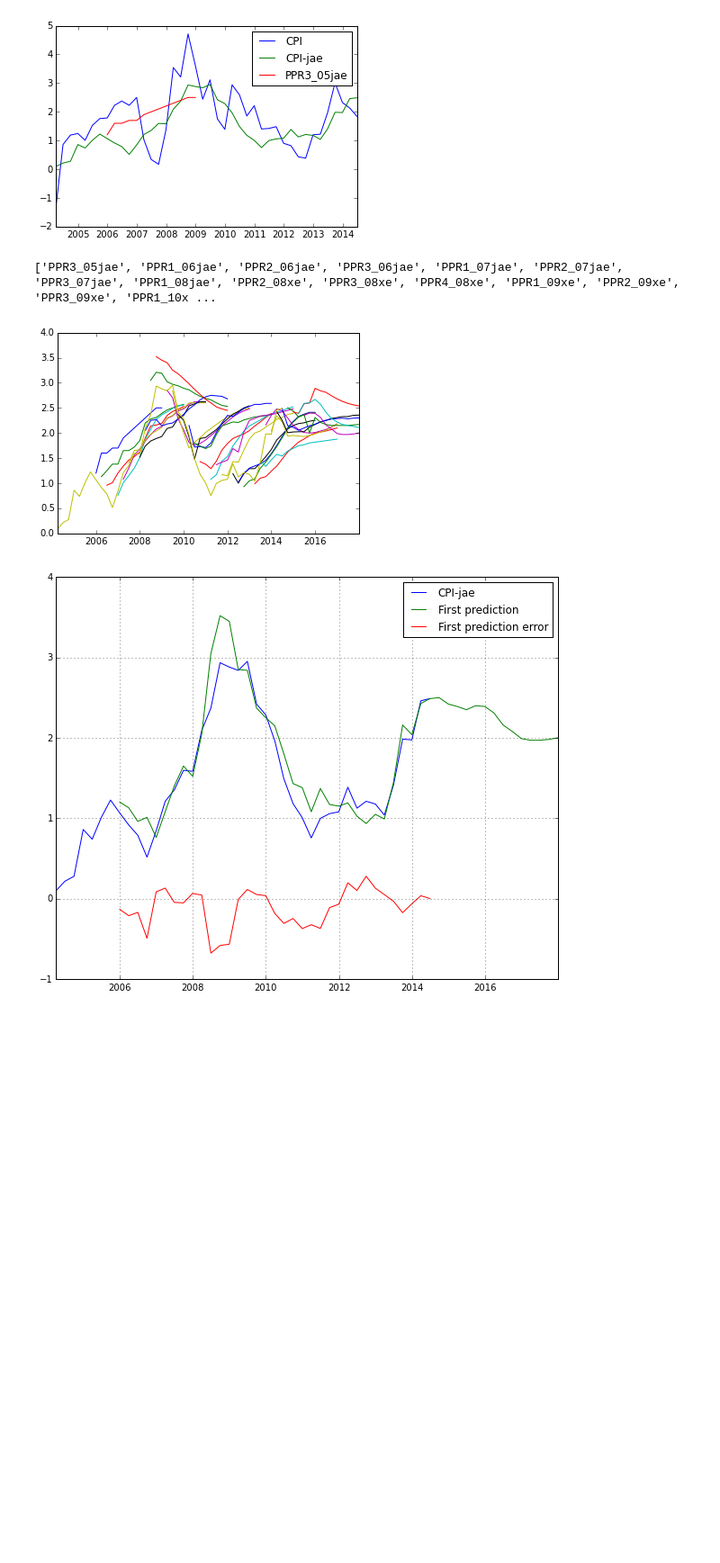
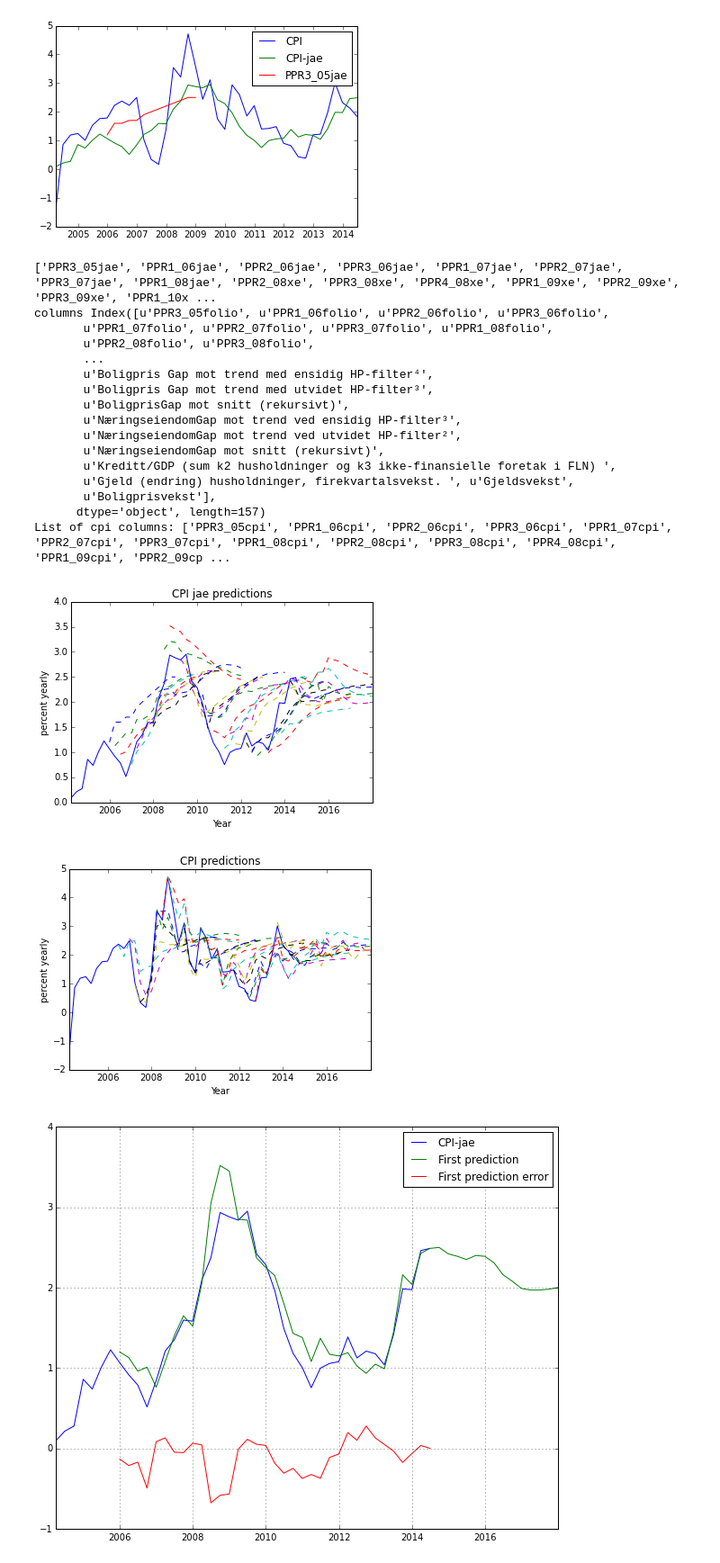
Before and after one commit to camillanore/Inflastudy, a Jupyter notebook: inflastudy.ipynb, the cells around one changed output. Shown: that part at 90% size. Cells and saved outputs as stored; diff of their text form; code cells hidden in the pictures; blank space fills up the shorter version.

Commit message:
CPI og CPI-jae plot

```diff
--- a/inflastudy.ipynb
+++ b/inflastudy.ipynb
@@ -30,21 +30,69 @@ plt.legend()
 # %% [output]
 <matplotlib.legend.Legend at 0x...>
 [figure]
-# %%
-plt.figure('All jae predictions')
-jae_columns = []
-for col in data.raw_data.columns:
-    if ('xe' in col) or ('jae' in col):
-        jae_columns.append(col)
-        plt.plot(data.raw_data.index,
-                 data.raw_data[col],
-                 label=col)
-
-print jae_columns
-jae_columns.remove('CPI-jae')
-# %% [output]
-['PPR3_05jae', 'PPR1_06jae', 'PPR2_06jae', 'PPR3_06jae', 'PPR1_07jae', 'PPR2_07jae', 'PPR3_07jae', 'PPR1_08jae', 'PPR2_08xe', 'PPR3_08xe', 'PPR4_08xe', 'PPR1_09xe', 'PPR2_09xe', 'PPR3_09xe', 'PPR1_10x ...
-[figure, removed]
+# %%
+plt.figure('All jae predictions')
+plt.title('CPI jae predictions')
+plt.ylabel('percent yearly')
+plt.xlabel('Year')
+jae_columns = []
+for col in data.raw_data.columns:
+    if ('xe' in col) or ('jae' in col):
+        jae_columns.append(col)
+        if 'CPI-jae' in col:
+            linestyle ='b-'
+        else :
+            linestyle = '--'
+        plt.plot(data.raw_data.index,
+                 data.raw_data[col], linestyle,
+                 label=col)
+
+print jae_columns
+jae_columns.remove('CPI-jae')
+
+
+cpi_columns = []
+plt.figure('CPI predictions')
+plt.title('CPI predictions')
+plt.ylabel('percent yearly')
+plt.xlabel('Year')
+plt.plot(data.raw_data.index,
+         data.raw_data['CPI'],)
+         #label ='CPI'
+
+print 'columns', data.raw_data.columns
+for column_name in data.raw_data.columns:
+    #print'col is', cpi
+    if ('cpi' in column_name):
+        #print 'Found cpi in column:', cpi
+        cpi_columns.append(column_name)
+        plt.plot(data.raw_data.index,
+                 data.raw_data[column_name],'--')
+                 #label=column_name)
+#plt.legend()
+print 'List of cpi columns:', cpi_columns
+
+#for col in data.raw_data.columns:
+ #   print col
+# %% [output]
+['PPR3_05jae', 'PPR1_06jae', 'PPR2_06jae', 'PPR3_06jae', 'PPR1_07jae', 'PPR2_07jae', 'PPR3_07jae', 'PPR1_08jae', 'PPR2_08xe', 'PPR3_08xe', 'PPR4_08xe', 'PPR1_09xe', 'PPR2_09xe', 'PPR3_09xe', 'PPR1_10x ...
+columns Index([u'PPR3_05folio', u'PPR1_06folio', u'PPR2_06folio', u'PPR3_06folio',
+       u'PPR1_07folio', u'PPR2_07folio', u'PPR3_07folio', u'PPR1_08folio',
+       u'PPR2_08folio', u'PPR3_08folio',
+       ...
+       u'Boligpris Gap mot trend med ensidig HP-filter⁴',
+       u'Boligpris Gap mot trend med utvidet HP-filter³',
+       u'BoligprisGap mot snitt (rekursivt)',
+       u'NæringseiendomGap mot trend ved ensidig HP-filter³',
+       u'NæringseiendomGap mot trend ved utvidet HP-filter²',
+       u'NæringseiendomGap mot snitt (rekursivt)',
+       u'Kreditt/GDP (sum k2 husholdninger og k3 ikke-finansielle foretak i FLN) ',
+       u'Gjeld (endring) husholdninger, firekvartalsvekst. ', u'Gjeldsvekst',
+       u'Boligprisvekst'],
+      dtype='object', length=157)
+List of cpi columns: ['PPR3_05cpi', 'PPR1_06cpi', 'PPR2_06cpi', 'PPR3_06cpi', 'PPR1_07cpi', 'PPR2_07cpi', 'PPR3_07cpi', 'PPR1_08cpi', 'PPR2_08cpi', 'PPR3_08cpi', 'PPR4_08cpi', 'PPR1_09cpi', 'PPR2_09cp ...
+[figure, added]
+[figure, added]
 # %%
 #How to find the vector of predictions one quarter ahead
 for t in data.raw_data.index:
```
Also changed, not shown: parts of 1 cell of this notebook.
